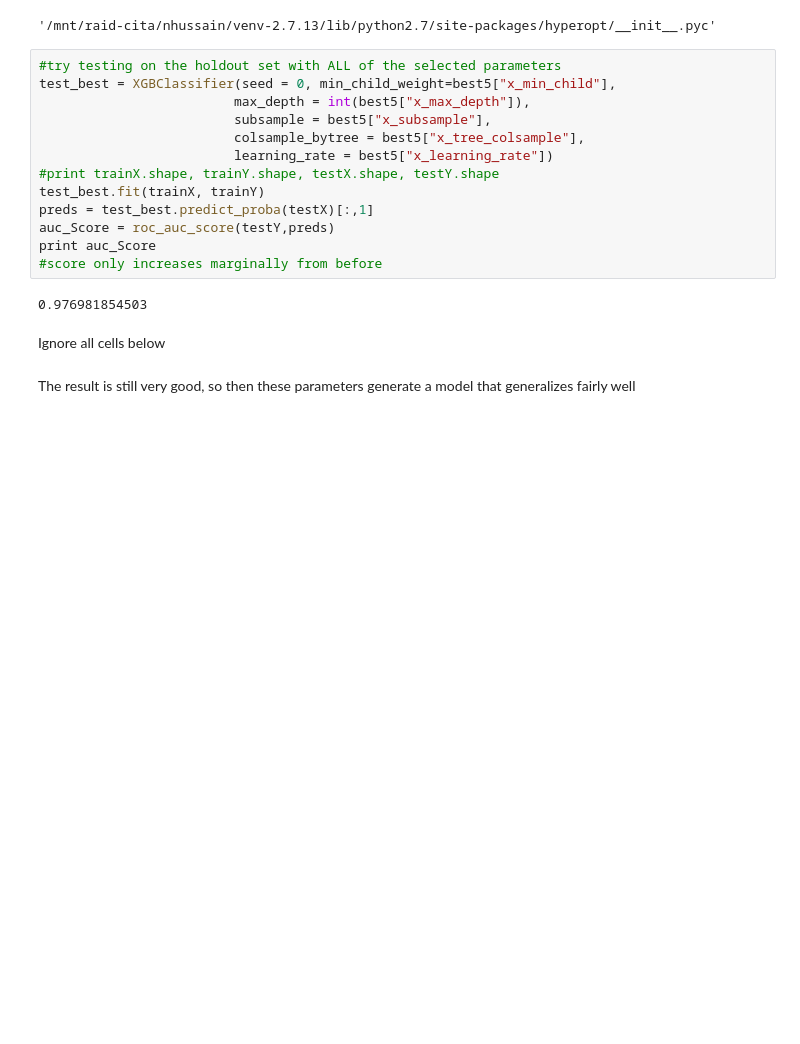
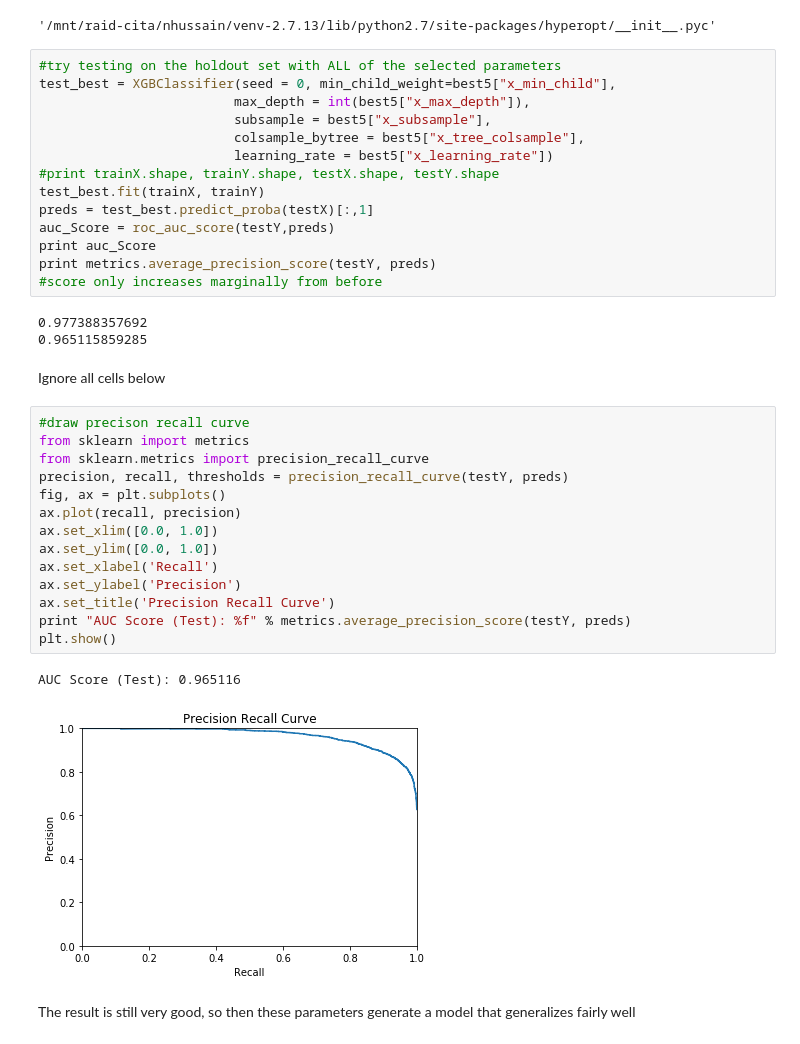
Before and after one commit to dtamayo/MLstability, a Jupyter notebook: Analysis/Experimenting _with_HyperOpt.ipynb, the cells around one changed output. Cells and saved outputs as stored; diff of their text form; blank space fills up the shorter version.

Commit message:
cleaned up useless output, added correct prauc plot at the bottom

```diff
--- a/Analysis/Experimenting _with_HyperOpt.ipynb
+++ b/Analysis/Experimenting _with_HyperOpt.ipynb
@@ -398,11 +400,30 @@ test_best.fit(trainX, trainY)
 preds = test_best.predict_proba(testX)[:,1]
 auc_Score = roc_auc_score(testY,preds)
 print auc_Score
+print metrics.average_precision_score(testY, preds)
 #score only increases marginally from before
 # %% [output]
-0.976981854503
+0.977388357692
+0.965115859285
 # %% [markdown]
 Ignore all cells below
+# %%
+#draw precison recall curve
+from sklearn import metrics
+from sklearn.metrics import precision_recall_curve
+precision, recall, thresholds = precision_recall_curve(testY, preds)
+fig, ax = plt.subplots()
+ax.plot(recall, precision)
+ax.set_xlim([0.0, 1.0])
+ax.set_ylim([0.0, 1.0])
+ax.set_xlabel('Recall')
+ax.set_ylabel('Precision')
+ax.set_title('Precision Recall Curve')
+print "AUC Score (Test): %f" % metrics.average_precision_score(testY, preds)
+plt.show()
+# %% [output]
+AUC Score (Test): 0.965116
+[figure, added]
 # %% [markdown]
 The result is still very good, so then these parameters generate a model that generalizes fairly well
 # %%
```
Also changed, not shown: parts of 28 cells of this notebook.
